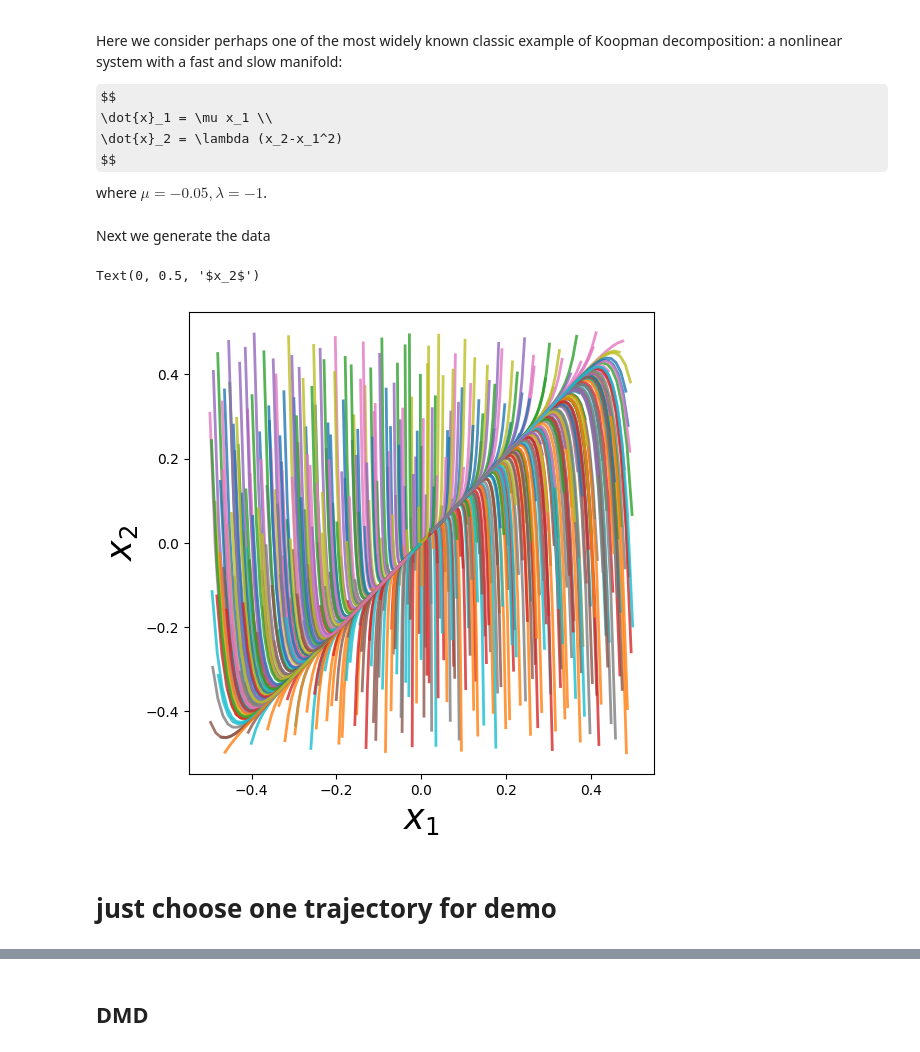
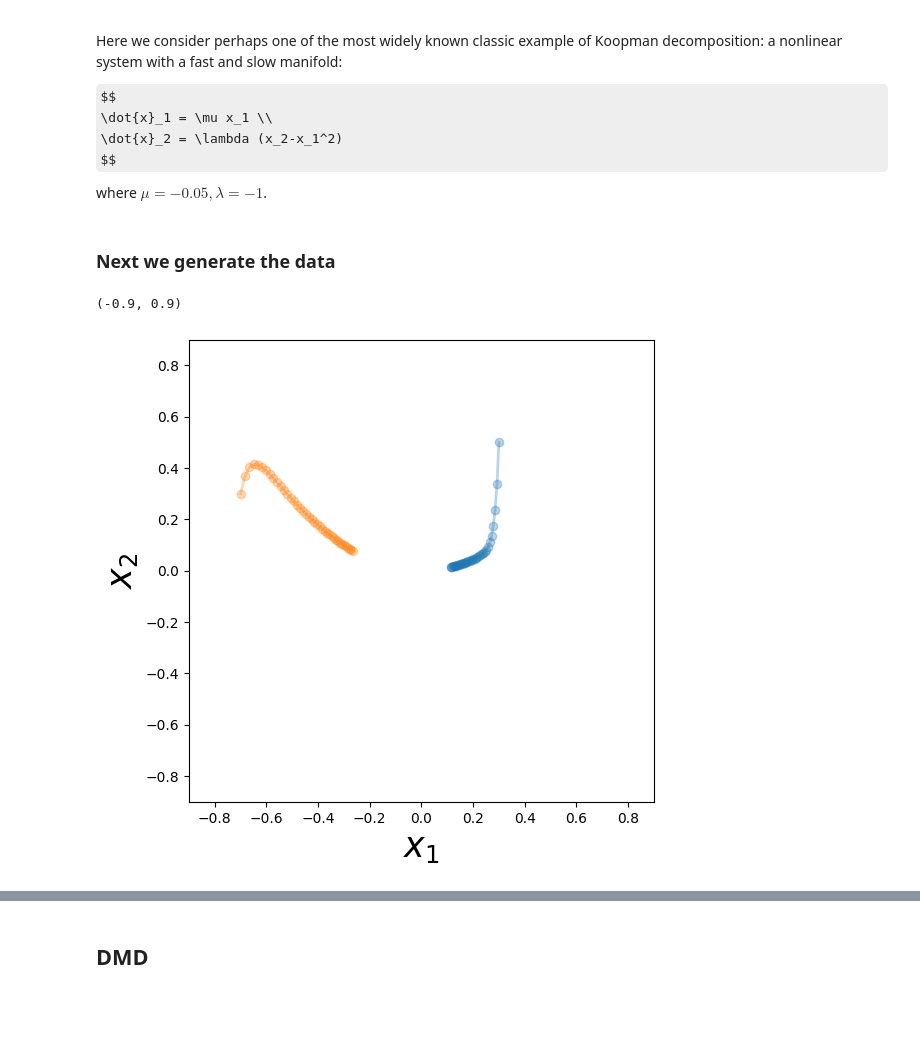
Before and after one commit to dynamicslab/pykoopman, a Jupyter notebook: examples/tutorial_slow_manifold.ipynb, the cells around one changed output, grey strips where cells are left out. Cells and saved outputs as stored; diff of their text form; code cells hidden in the pictures; some formulas as TeX source; blank space fills up the shorter version.

```diff
--- a/examples/tutorial_slow_manifold.ipynb
+++ b/examples/tutorial_slow_manifold.ipynb
@@ -21,36 +21,49 @@ import pykoopman as pk
 from scipy.integrate import odeint
 from scipy.stats.qmc import Sobol
 # %% [markdown]
-Next we generate the data
+### Next we generate the data
 # %%
 mu = -0.05
 lda = -1.0
 def slow_manifold(x, t, mu, lda):
     x1, x2 = x
     dxdt = [mu*x1,
-            lda*(x2-x1)]
+            lda*(x2-x1*x1)]
     return dxdt
 
-t = np.linspace(0, 50, 100,endpoint=False)
+n_t = 40
+t = np.linspace(0, 20, n_t,endpoint=False)
 
 # use quasi-random for generating samples
 sampler=Sobol(d=2)
 
 
 x_list = []
 x_next_list = []
 plt.figure(figsize=(6,6))
-for x0 in sampler.random(500)-0.5:
-    sol = odeint(slow_manifold, x0, t, args=(mu,lda))
-    plt.plot(sol[:,0],sol[:,1],'-',lw=2,alpha=0.8)
+# for x0 in sampler.random(10)-0.5:
+#     sol = odeint(slow_manifold, x0, t, args=(mu,lda))
+#     plt.plot(sol[:,0],sol[:,1],'o-',lw=2,alpha=0.3)
 
-    x_list.append(sol[:-1])
-    x_next_list.append(sol[1:])
+#     x_list.append(sol[:-1])
+#     x_next_list.append(sol[1:])
+
+x0 = [0.3,0.5]
+sol = odeint(slow_manifold, x0, t, args=(mu,lda))
+plt.plot(sol[:,0],sol[:,1],'o-',lw=2,alpha=0.3)
+x_list.append(sol[:-1])
+x_next_list.append(sol[1:])
+
+x0 = [-0.7,0.3]
+sol = odeint(slow_manifold, x0, t, args=(mu,lda))
+plt.plot(sol[:,0],sol[:,1],'o-',lw=2,alpha=0.3)
+x_list.append(sol[:-1])
+x_next_list.append(sol[1:])
 
 plt.xlabel(r'$x_1$',size=25)
 plt.ylabel(r'$x_2$',size=25)
+plt.xlim([-0.9,0.9])
+plt.ylim([-0.9,0.9])
 # %% [output]
-Text(0, 0.5, '$x_2$')
+(-0.9, 0.9)
-[figure, old version]
+[figure, new version]
-# %% [markdown]
-# just choose one trajectory for demo
```
Also changed, not shown: parts of 47 cells of this notebook, 10 other files.
